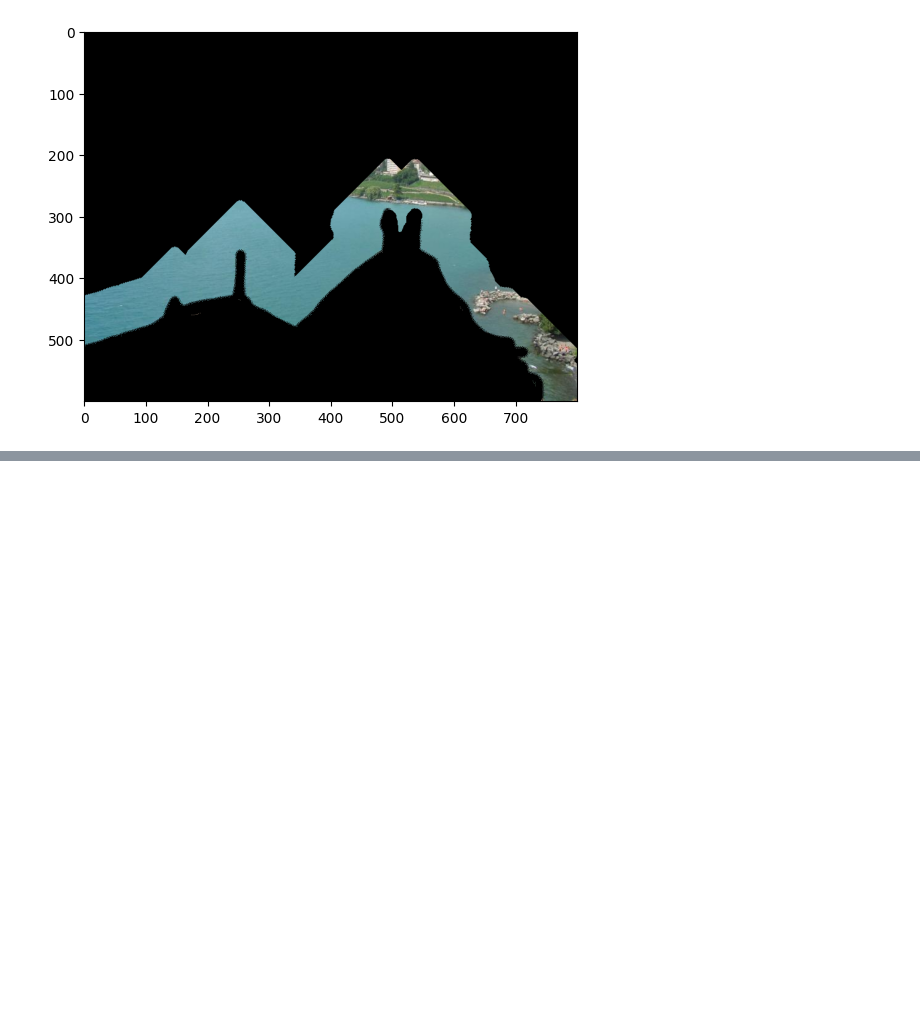
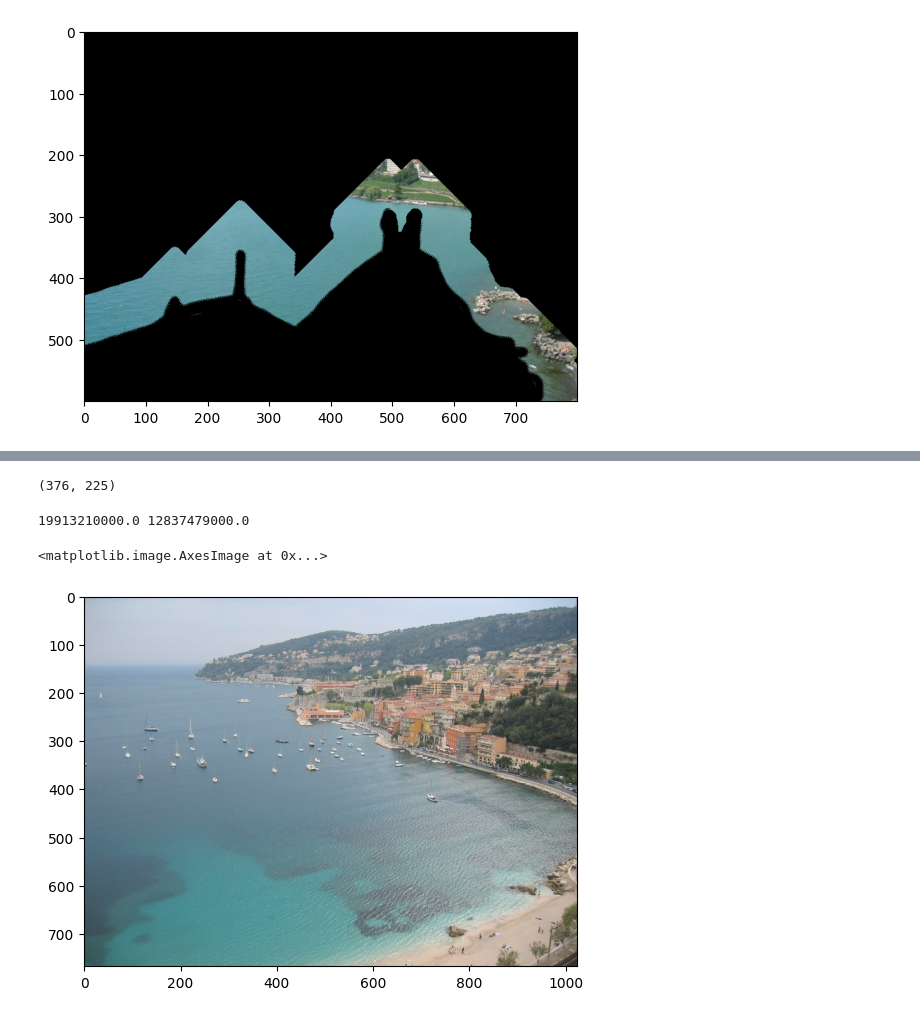
Before and after one commit to Cydiater/scene-completion, a Jupyter notebook: playground.ipynb, the cells around one changed output, grey strips where cells are left out. Drawn from its saved outputs; the diff is of its cells as text; code cells hidden in the pictures; blank space fills up the shorter version.

```diff
--- a/playground.ipynb
+++ b/playground.ipynb
@@ -90,0 +99,14 @@ plt.imshow(crop_np)
+# %%
+import main
+import importlib
+import matplotlib.pyplot as plt
+import numpy as np
+from PIL import Image
+importlib.reload(main)
+
+scene_path = './data/input1.jpg'
+mask_path = './data/input1_mask.jpg'
+comp_path = './data/input1/result_img007.jpg'
+
+vici_np = main.vicinity_via_bfs(Image.open(mask_path), 80)
+crop_np = main.crop(Image.open(scene_path), vici_np)
@@ -90,0 +125,17 @@ plt.imshow(crop_np)
+# %%
+importlib.reload(main)
+
+conv_np = main.conv(crop_np, 1.0, Image.open(comp_path))
+print(conv_np.shape)
+# %% [output]
+(376, 225)
+# %%
+print(conv_np.max(), conv_np.min())
+# %% [output]
+19913210000.0 12837479000.0
+# %%
+comp_np = np.asarray(Image.open(comp_path))
+plt.imshow(comp_np)
+# %% [output]
+<matplotlib.image.AxesImage at 0x...>
+[figure, added]
```
Also changed, not shown: parts of 6 cells of this notebook, 1 other file.
